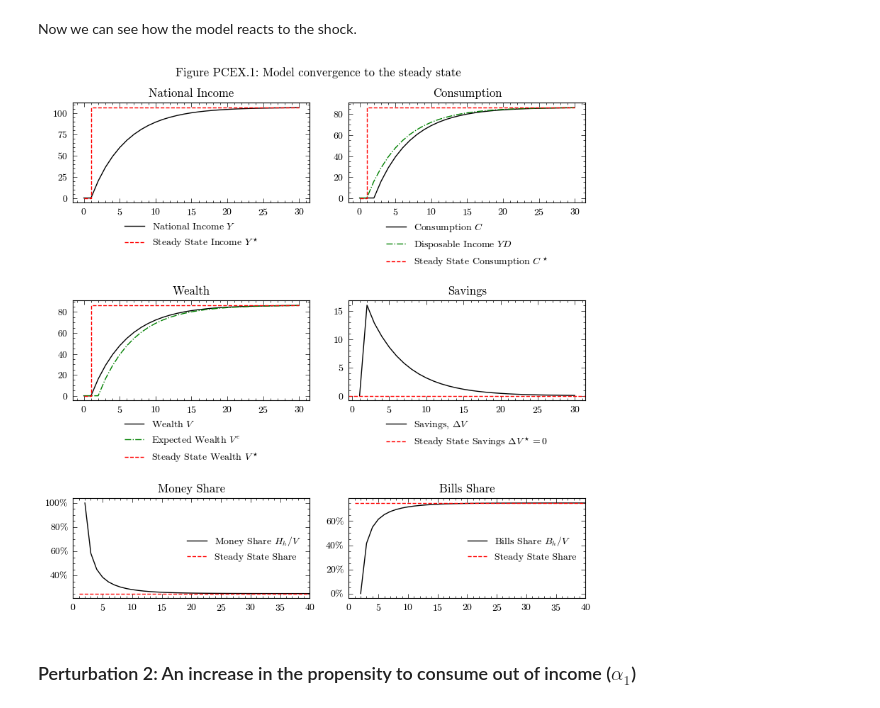
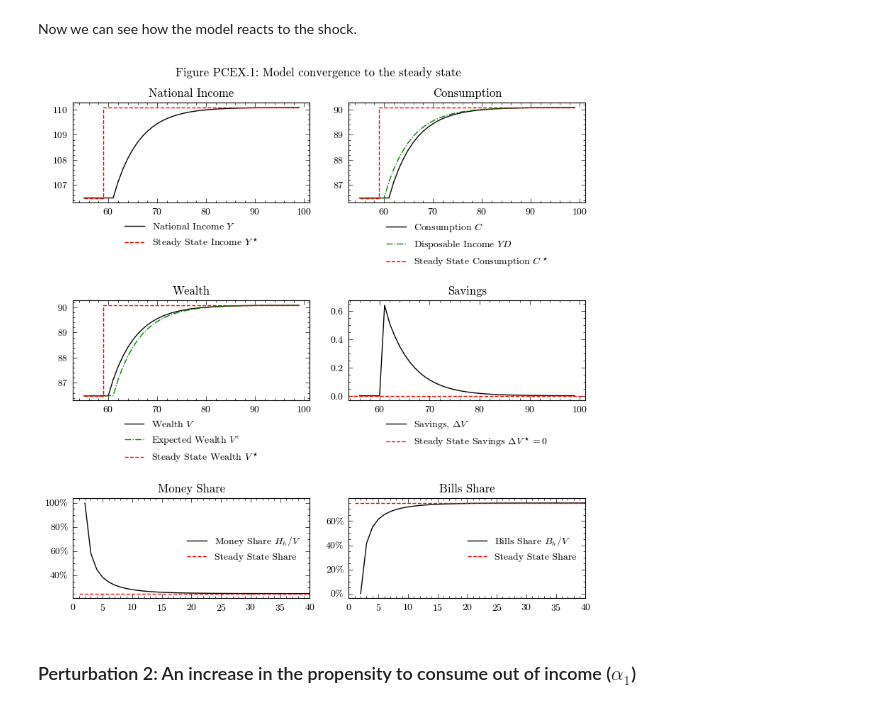
Before and after one commit to KarlNaumann/MacroStat, a Jupyter notebook: docs/models/GL06/GL06PCEX.ipynb, the cells around one changed output. Saved outputs shown, nothing was run; the diff lists cells and outputs as text; code cells hidden in the pictures.

```diff
--- a/docs/models/GL06/GL06PCEX.ipynb
+++ b/docs/models/GL06/GL06PCEX.ipynb
@@ -319,8 +319,8 @@ INFO:root:Computing theoretical steady state. Scenario: 1
 # %% [markdown]
 Now we can see how the model reacts to the shock.
 # %%
-dfo = output.loc[:30]
-dfs = steadystate.loc[:30]
+dfo = output_rate_increase.loc[55:]
+dfs = steadystate_rate_increase.loc[55:]
 
 fig, axs = plt.subplots(ncols=2, nrows=3, figsize=(8, 8))
 
@@ -341,34 +341,34 @@ axs[1,0].plot(dfo.index, dfo['ExpectedWealth'], color='g', linestyle='-.', label
 axs[1,0].step(x=dfs.index,y=dfs["Wealth"], color='r', linestyle='--', label=r'Steady State Wealth $V^\star$')
 axs[1,0].legend(loc='upper center', bbox_to_anchor=(0.5, -0.1), frameon=False)
 axs[1,0].set_title('Wealth')
 axs[1,1].plot(dfo.index, dfo['Wealth'].diff(), color='k', label=r'Savings, $\Delta V$')
 axs[1,1].axhline(y=0, color='r', linestyle='--', label=r'Steady State Savings $\Delta V^\star=0$')
 axs[1,1].legend(loc='upper center', bbox_to_anchor=(0.5, -0.1), frameon=False)
 axs[1,1].set_title('Savings')
 
 # Money Share and Bills Share
 share_bills = steadystate['HouseholdBillStock'] / steadystate['Wealth']
 axs[2,0].plot(output.index, output['HouseholdMoneyStock'] / output['Wealth'], color='k', linestyle='-', label='Money Share $H_h/V$')
 axs[2,0].step(x=share_bills.index,y=1-share_bills, color='r', linestyle='--', label='Steady State Share')
 axs[2,0].legend(loc='center right', frameon=False)
 axs[2,0].set_xlim(0,40)
 axs[2,0].set_title('Money Share')
 axs[2,0].yaxis.set_major_formatter(PercentFormatter(1))
 
 # Right panel - Bills share
 axs[2,1].plot(output.index, output['HouseholdBillStock'] / output['Wealth'], color='k', linestyle='-', label='Bills Share $B_h/V$')
 axs[2,1].step(x=share_bills.index,y=share_bills, color='r', linestyle='--', label='Steady State Share')
 axs[2,1].legend(loc='center right', frameon=False)
 axs[2,1].set_xlim(0,40)
 axs[2,1].set_title('Bills Share')
 axs[2,1].yaxis.set_major_formatter(PercentFormatter(1))
 
 
 fig.suptitle('Figure PCEX.1: Model convergence to the steady state')
 plt.tight_layout()
 plt.show()
 # %% [output]
-[figure, old version]
+[figure, new version]
 # %% [markdown]
 ### Perturbation 2: An increase in the propensity to consume out of income ($\alpha_1$)
 # %% [markdown]
```
Also changed, not shown: parts of 4 cells of this notebook, 17 other files.
